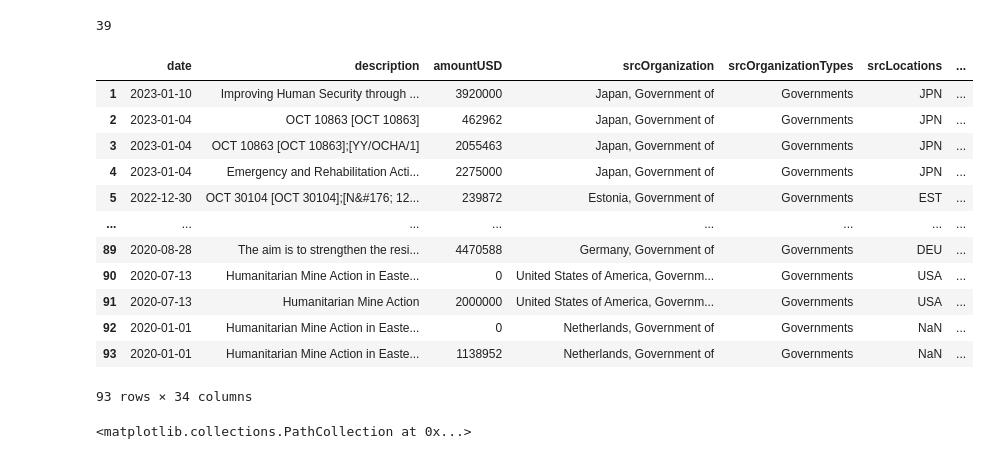
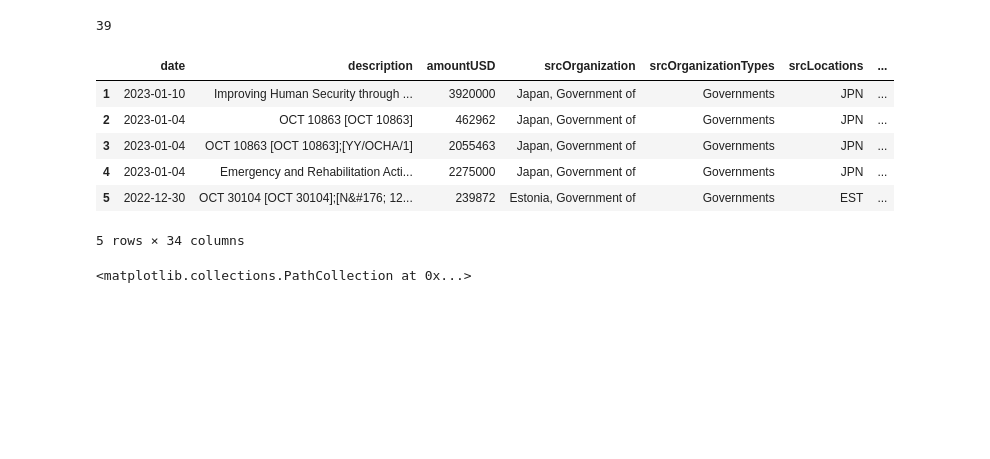
Before and after one commit to henriquecarvalho-maker/Projeto-Guerra-da-Ucrania, a Jupyter notebook: Financiamento_a_Ucraniano.ipynb, the cells around one changed output. Cells and saved outputs as stored; diff of their text form; code cells hidden in the pictures; blank space fills up the shorter version.

```diff
--- a/Financiamento_a_Ucraniano.ipynb
+++ b/Financiamento_a_Ucraniano.ipynb
@@ -38,21 +32,15 @@ datadf = data_.drop(columns=['destPlan', 'refCode'])
 # %%
 datadf.drop(0, axis=0, inplace=True)
 # %%
-datadf
+datadf.head()
 # %% [output]
 |  | date | description | amountUSD | srcOrganization | srcOrganizationTypes | srcLocations | ... |
 | 1 | 2023-01-10 | Improving Human Security through ... | 3920000 | Japan, Government of | Governments | JPN | ... |
 | 2 | 2023-01-04 | OCT 10863 [OCT 10863] | 462962 | Japan, Government of | Governments | JPN | ... |
 | 3 | 2023-01-04 | OCT 10863 [OCT 10863];[YY/OCHA/1] | 2055463 | Japan, Government of | Governments | JPN | ... |
 | 4 | 2023-01-04 | Emergency and Rehabilitation Acti... | 2275000 | Japan, Government of | Governments | JPN | ... |
 | 5 | 2022-12-30 | OCT 30104 [OCT 30104];[N&#176; 12... | 239872 | Estonia, Government of | Governments | EST | ... |
-| ... | ... | ... | ... | ... | ... | ... | ... |
-| 89 | 2020-08-28 | The aim is to strengthen the resi... | 4470588 | Germany, Government of | Governments | DEU | ... |
-| 90 | 2020-07-13 | Humanitarian Mine Action in Easte... | 0 | United States of America, Governm... | Governments | USA | ... |
-| 91 | 2020-07-13 | Humanitarian Mine Action | 2000000 | United States of America, Governm... | Governments | USA | ... |
-| 92 | 2020-01-01 | Humanitarian Mine Action in Easte... | 0 | Netherlands, Government of | Governments | NaN | ... |
-| 93 | 2020-01-01 | Humanitarian Mine Action in Easte... | 1138952 | Netherlands, Government of | Governments | NaN | ... |
-93 rows × 34 columns
+5 rows × 34 columns
 # %%
 datadf['srcUsageYearEnd'] = pd.to_datetime(datadf['srcUsageYearEnd'])
 datadf['amountUSD'] = pd.to_numeric(datadf['amountUSD'])
```
Also changed, not shown: parts of 17 cells of this notebook.
